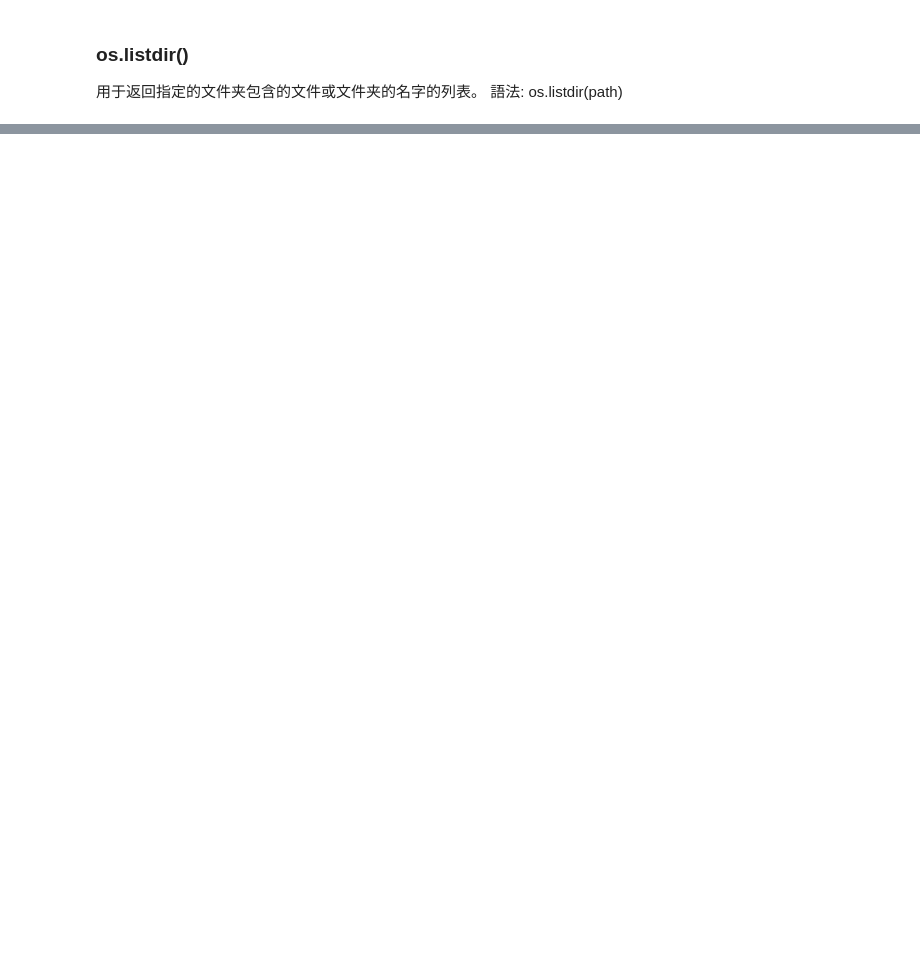
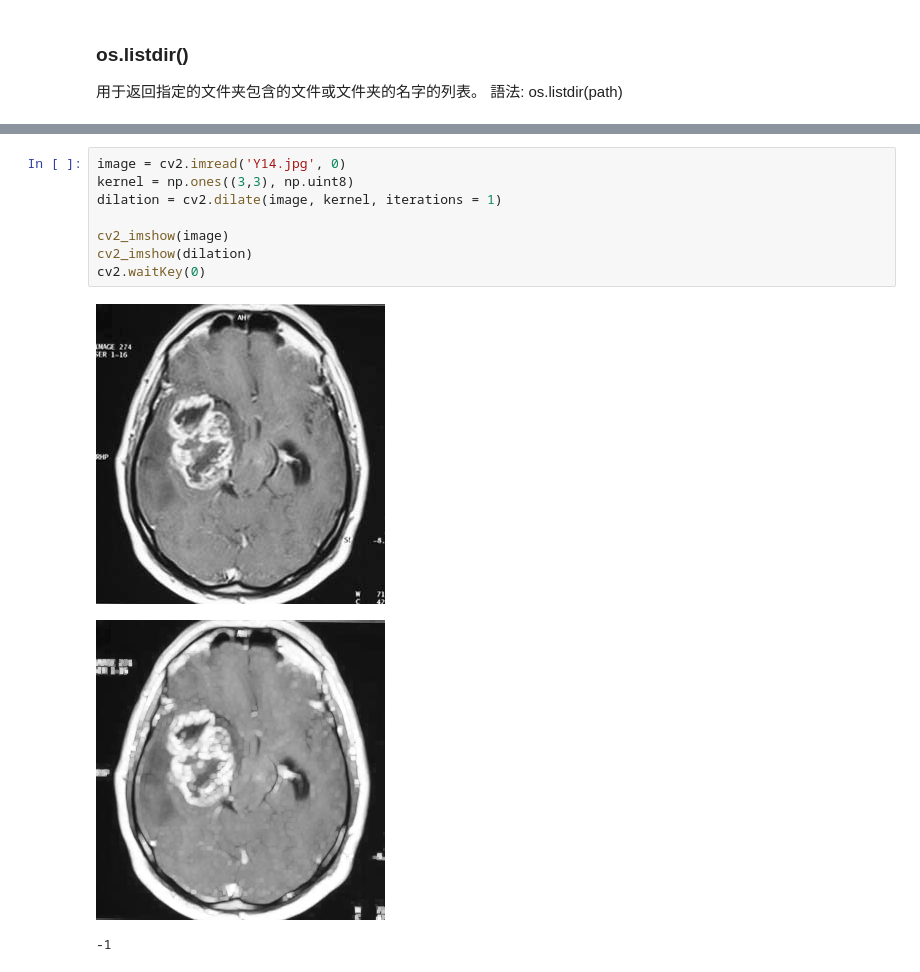
Before and after one commit to chrisluo5311/Team_Image_Recognition, a Jupyter notebook: Test_Only_File/Python_Test.ipynb, the cells around one changed output, grey strips where cells are left out. Drawn from its saved outputs; the diff is of its cells as text; blank space fills up the shorter version.

```diff
--- a/Test_Only_File/Python_Test.ipynb
+++ b/Test_Only_File/Python_Test.ipynb
@@ -35,0 +146,12 @@ from keras.callbacks import EarlyStopping
+# %%
+image = cv2.imread('Y14.jpg', 0)
+kernel = np.ones((3,3), np.uint8)
+dilation = cv2.dilate(image, kernel, iterations = 1)
+
+cv2_imshow(image)
+cv2_imshow(dilation)
+cv2.waitKey(0)
+# %% [output]
+[figure, added]
+[figure, added]
+-1
```
Also changed, not shown: parts of 10 cells of this notebook.
